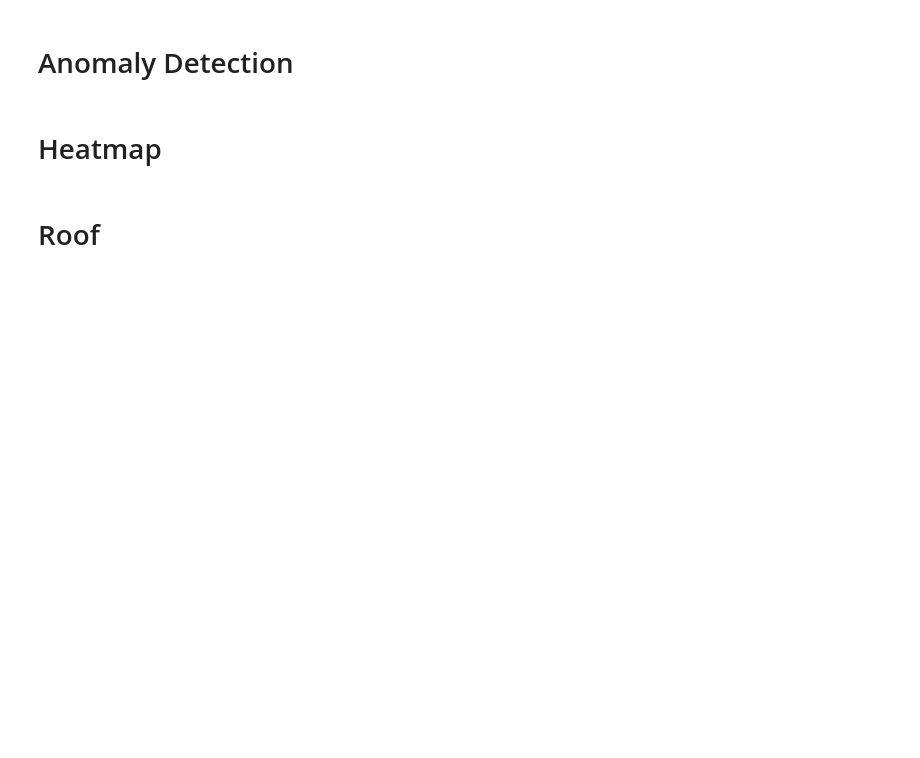
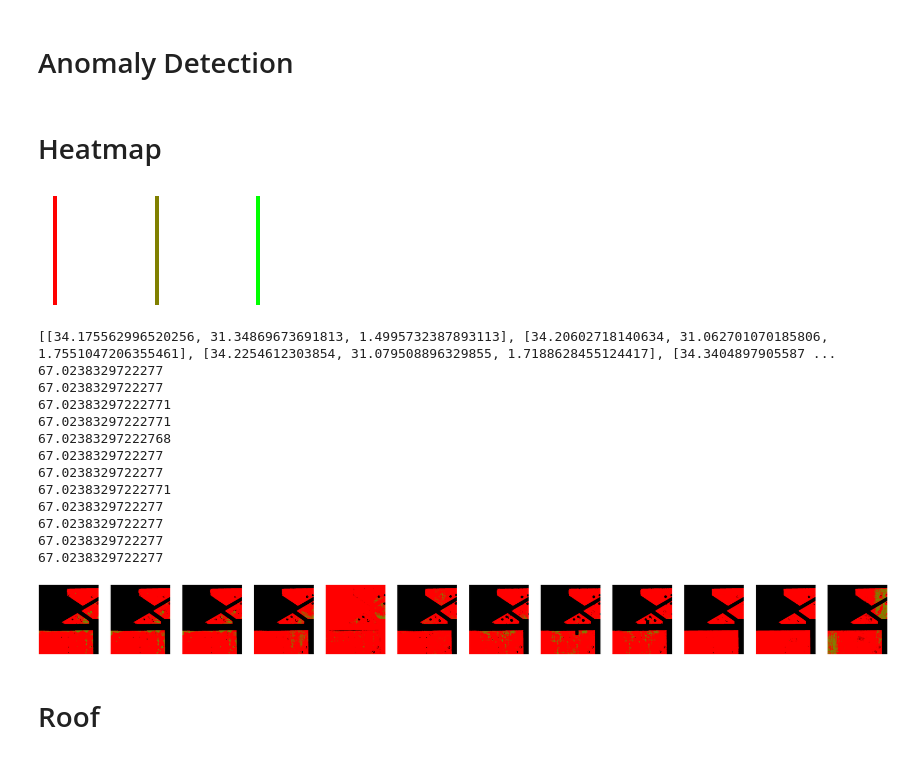
Before and after one commit to alexanderfache6/dronezz, a Jupyter notebook: code/DronezzFinalNotebook.ipynb, the cells around one changed output. Saved outputs shown, nothing was run; the diff lists cells and outputs as text; code cells hidden in the pictures; blank space fills up the shorter version.

Commit message:
Updated KyleFunction
-- updated kyle function to include heatmap code.

```diff
--- a/code/DronezzFinalNotebook.ipynb
+++ b/code/DronezzFinalNotebook.ipynb
@@ -71,3 +76,33 @@ histogram_building_images_hsv = data[9]
+# %%
+# Kyle - heatmap
+import import_ipynb
+import numpy as np
+# import KyleFunctions as KF # TODO code needs to be put into function format
+import KyleFunctions as KF
+import LoadData as LD
+import VisualizeResults as VR
+
+heatmap,percents = KF.score_missions(histogram_grass_images_bgr,3)
+print(percents)
+AF.plot_images(image_list=heatmap)
+for each in percents:
+    print(np.sum(each))
+# %% [output]
+[figure, added]
+[[34.175562996520256, 31.34869673691813, 1.4995732387893113], [34.20602718140634, 31.062701070185806, 1.7551047206355461], [34.2254612303854, 31.079508896329855, 1.7188628455124417], [34.3404897905587 ...
+67.0238329722277
+67.0238329722277
+67.02383297222771
+67.02383297222771
+67.02383297222768
+67.0238329722277
+67.0238329722277
+67.02383297222771
+67.0238329722277
+67.0238329722277
+67.0238329722277
+67.0238329722277
+[figure, added]
 # %% [markdown]
 # Roof
 # %%
```
Also changed, not shown: parts of 3 cells of this notebook, 1 other file.
